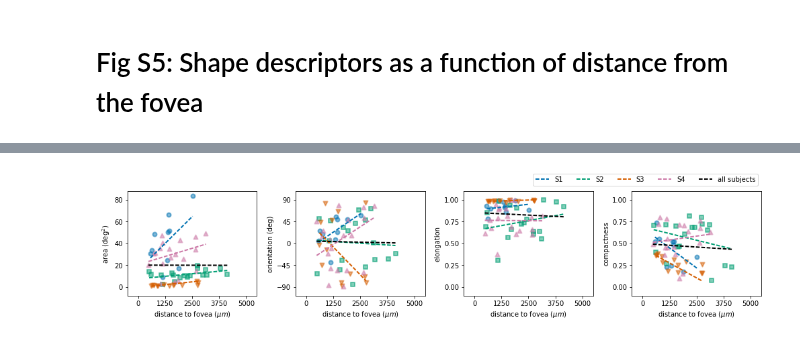
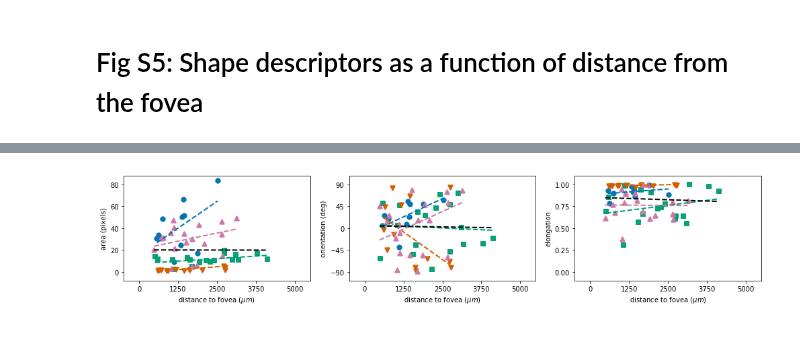
Before and after one commit to VisCog/ArgusShapes, a Jupyter notebook: figures/figS5-shape-vs-eccentricity.ipynb, the cells around one changed output, grey strips where cells are left out. Drawn from its saved outputs; the diff is of its cells as text; code cells hidden in the pictures.

```diff
--- a/figures/figS5-shape-vs-eccentricity.ipynb
+++ b/figures/figS5-shape-vs-eccentricity.ipynb
@@ -21,26 +21,17 @@ subjectdata = argus_shapes.load_subjects(os.path.join(datafolder, 'subjects.csv'
 # %%
 subjects = subjectdata.index.sort_values()
 # %%
-features = []
-targets = []
+Xy = []
 for subject in subjects:
-    f, t = argus_shapes.load_data(os.path.join(datafolder, 'drawings_single.csv'),
+    X, y = argus_shapes.load_data(os.path.join(datafolder, 'drawings_single.csv'),
                                   subject=subject, amp=2.0, random_state=42)
-    f, t = argus_shapes.calc_mean_images(f, t, max_area=1.5)
-    xyrange = np.array([np.diff(subjectdata.loc[subject, 'xrange'])[0],
-                        np.diff(subjectdata.loc[subject, 'yrange'])[0]])
-    t['area'] = [y['area'] / np.prod(x['img_shape']) * np.prod(xyrange)
-                 for (_, x), (_, y) in zip(f.iterrows(), t.iterrows())]
-    t['orientation'] = np.rad2deg(t['orientation'])
+    y['orientation'] = np.rad2deg(y['orientation'])
     implant_type = subjectdata.loc[subject, 'implant_type']
     argus = implant_type(x_center=subjectdata.loc[subject, 'implant_x'],
                          y_center=subjectdata.loc[subject, 'implant_y'],
                          rot=subjectdata.loc[subject, 'implant_rot'])
-    t['dist2fovea'] = [np.sqrt(argus[row['electrode']].x_center ** 2 +
-                               argus[row['electrode']].y_center ** 2)
-                       for _, row in t.iterrows()]
-    features.append(f)
-    targets.append(t)
+    y['dist2fovea'] = pd.Series([np.sqrt(argus[row['electrode']].x_center ** 2 +
+                                 argus[row['electrode']].y_center ** 2)
+                                 for _, row in y.iterrows()], index=y.index)
+    Xy.append(pd.concat((pd.concat(features), pd.concat(targets).drop(columns=['electrode', 'image'])), axis=1))
+Xy = pd.concat(Xy)
-# %%
-Xy = pd.concat((pd.concat(features), pd.concat(targets).drop(columns='electrode')), axis=1)
-gb = Xy.groupby('subject')
@@ -47,50 +40,43 @@ gb = Xy.groupby('subject')
 # %%
-cols = ['area', 'orientation', 'eccentricity', 'compactness']
-ylabels = ['area (deg$^2$)', 'orientation (deg)', 'elongation', 'compactness']
+cols = ['area', 'orientation', 'eccentricity']
+ylabels = ['area (pixels)', 'orientation (deg)', 'elongation']
 markers = ['o', 's', 'v', '^']
-# colors = ['#0072B2', '#009E73', '#D55E00', '#CC79A7']
 # %%
 yticks = [[0, 80], [-90, 90], [0, 1], [0, 1]]
 ylimits = [[-8, 88], [-108, 108], [-0.1, 1.1], [-0.1, 1.1]]
 
 fig, axes = plt.subplots(ncols=len(cols), figsize=(14, 3))
 for col, ax, ylabel, ylim, ytick in zip(cols, axes, ylabels, ylimits, yticks):
-    d2f = []
-    ycol = []
     for (subject, data), marker in zip(gb, markers):
         ax.scatter(data['dist2fovea'], data[col], alpha=0.5, marker=marker,
                    linewidth=2, label=None)
         # Linear fit for subject:
         slope, intercept, rval, pval, _ = stats.linregress(data['dist2fovea'], data[col])
         reg = lambda x: x * slope + intercept
         a = ax.axis()
         ax.plot([np.min(data['dist2fovea']), np.max(data['dist2fovea'])],
                 [reg(a[0]), reg(a[1])], '--', linewidth=2, label=subject)
-        d2f += list(data['dist2fovea'])
-        ycol += list(data[col])
 
     # Linear fit across all subjects:
-    d2f = np.array(d2f)
-    ycol = np.array(ycol)
-    slope, intercept, rval, pval, _ = stats.linregress(d2f, ycol)
+    slope, intercept, rval, pval, _ = stats.linregress(Xy['dist2fovea'], Xy[col])
     reg = lambda x: x * slope + intercept
     a = ax.axis()
-    ax.plot([np.min(d2f), np.max(d2f)], [reg(a[0]), reg(a[1])],
+    ax.plot([np.min(Xy['dist2fovea']), np.max(Xy['dist2fovea'])], [reg(a[0]), reg(a[1])],
             'k--', linewidth=2, label='all subjects')
 
     ax.set_xlim(-500, 5500)
     ax.set_xticks(np.linspace(0, 5000, 5))
     ax.set_xlabel('distance to fovea ($\mu m$)')
     ax.set_ylim(*ylim)
     ax.set_yticks(np.linspace(*ytick, num=5))
     ax.set_ylabel(ylabel)
-    if col == 'compactness':
+    if col == 'elongation':
         ax.legend(loc='upper right', ncol=5, bbox_to_anchor=(1, 1.2))
 
 fig.tight_layout()
 fig.savefig('fig5a-fovea.eps')
 # %% [output]
-[figure, old version]
+[figure, new version]
 # %%
 for col in cols:
     print(col)
```
Also changed, not shown: parts of 3 cells of this notebook.
